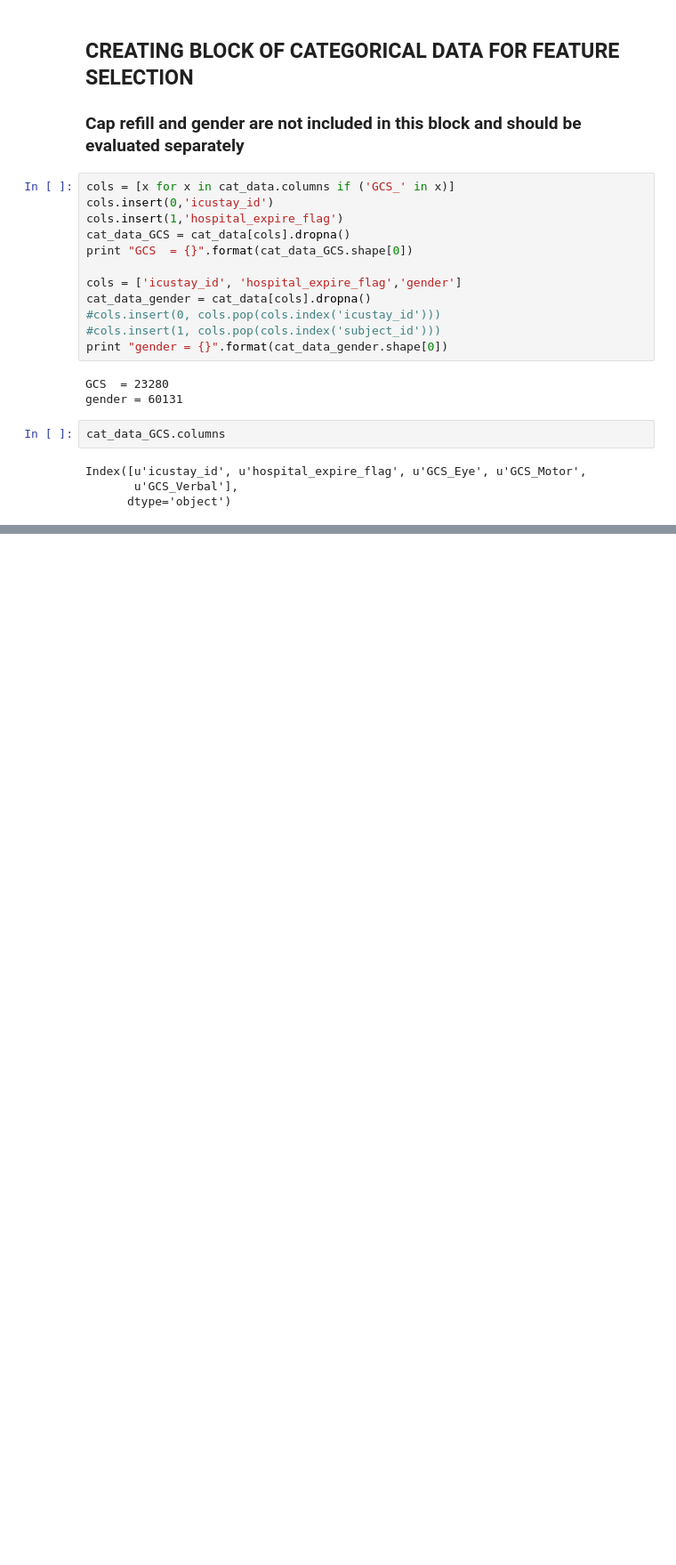
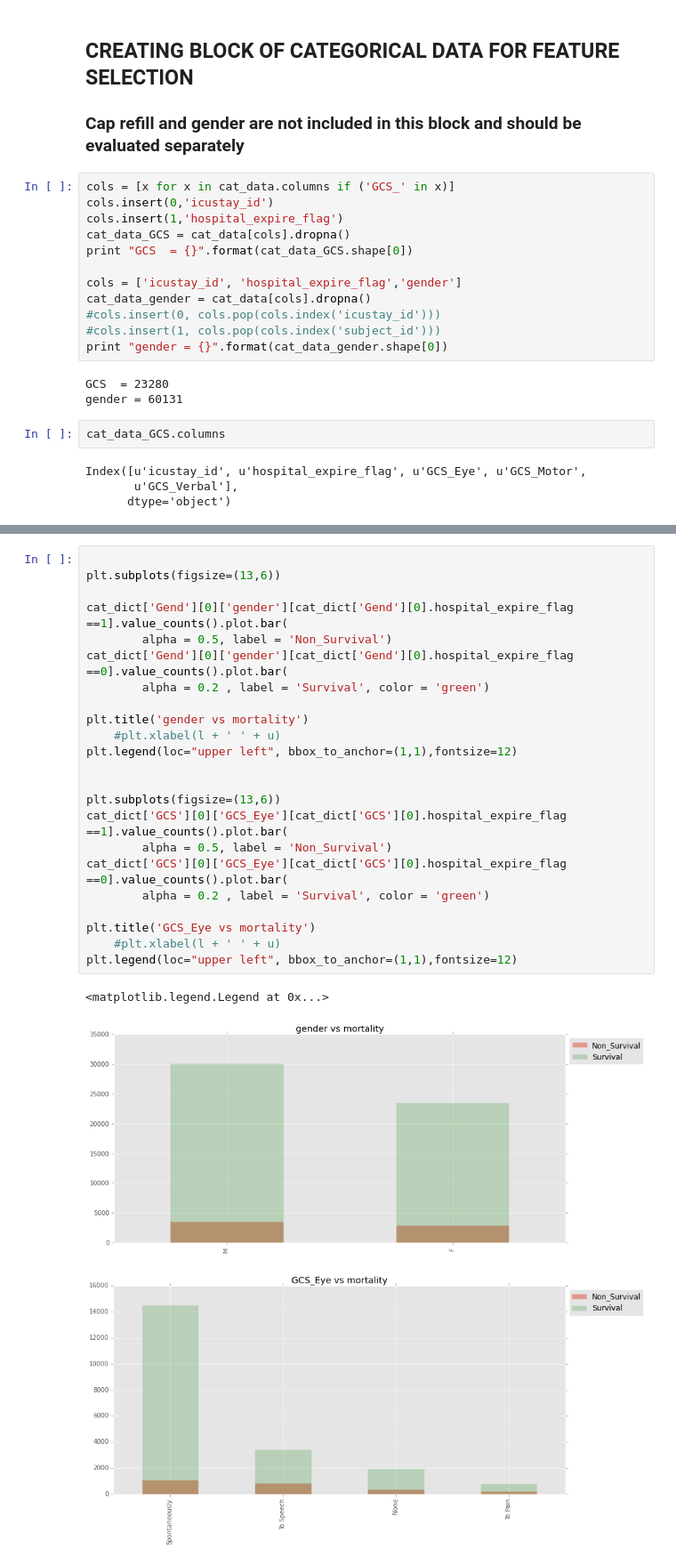
Before and after one commit to RJBeetel3/mimic3_analysis, a Jupyter notebook: ICU_MORTALITY_FIRST24.ipynb, the cells around one changed output, grey strips where cells are left out. Shown at 89% size. Saved outputs shown, nothing was run; the diff lists cells and outputs as text; blank space fills up the shorter version.

```diff
--- a/ICU_MORTALITY_FIRST24.ipynb
+++ b/ICU_MORTALITY_FIRST24.ipynb
@@ -577,0 +633,27 @@ Index([u'GCS_Verbal_Confused', u'gender_F', u'GCS_Verbal_Inappropriate Words',
+# %%
+
+plt.subplots(figsize=(13,6))
+
+cat_dict['Gend'][0]['gender'][cat_dict['Gend'][0].hospital_expire_flag ==1].value_counts().plot.bar(
+        alpha = 0.5, label = 'Non_Survival')
+cat_dict['Gend'][0]['gender'][cat_dict['Gend'][0].hospital_expire_flag ==0].value_counts().plot.bar(
+        alpha = 0.2 , label = 'Survival', color = 'green')
+
+plt.title('gender vs mortality')
+    #plt.xlabel(l + ' ' + u)
+plt.legend(loc="upper left", bbox_to_anchor=(1,1),fontsize=12)
+
+
+plt.subplots(figsize=(13,6))
+cat_dict['GCS'][0]['GCS_Eye'][cat_dict['GCS'][0].hospital_expire_flag ==1].value_counts().plot.bar(
+        alpha = 0.5, label = 'Non_Survival')
+cat_dict['GCS'][0]['GCS_Eye'][cat_dict['GCS'][0].hospital_expire_flag ==0].value_counts().plot.bar(
+        alpha = 0.2 , label = 'Survival', color = 'green')
+
+plt.title('GCS_Eye vs mortality')
+    #plt.xlabel(l + ' ' + u)
+plt.legend(loc="upper left", bbox_to_anchor=(1,1),fontsize=12)
+# %% [output]
+<matplotlib.legend.Legend at 0x...>
+[figure, added]
+[figure, added]
```
Also changed, not shown: parts of 50 cells of this notebook.
